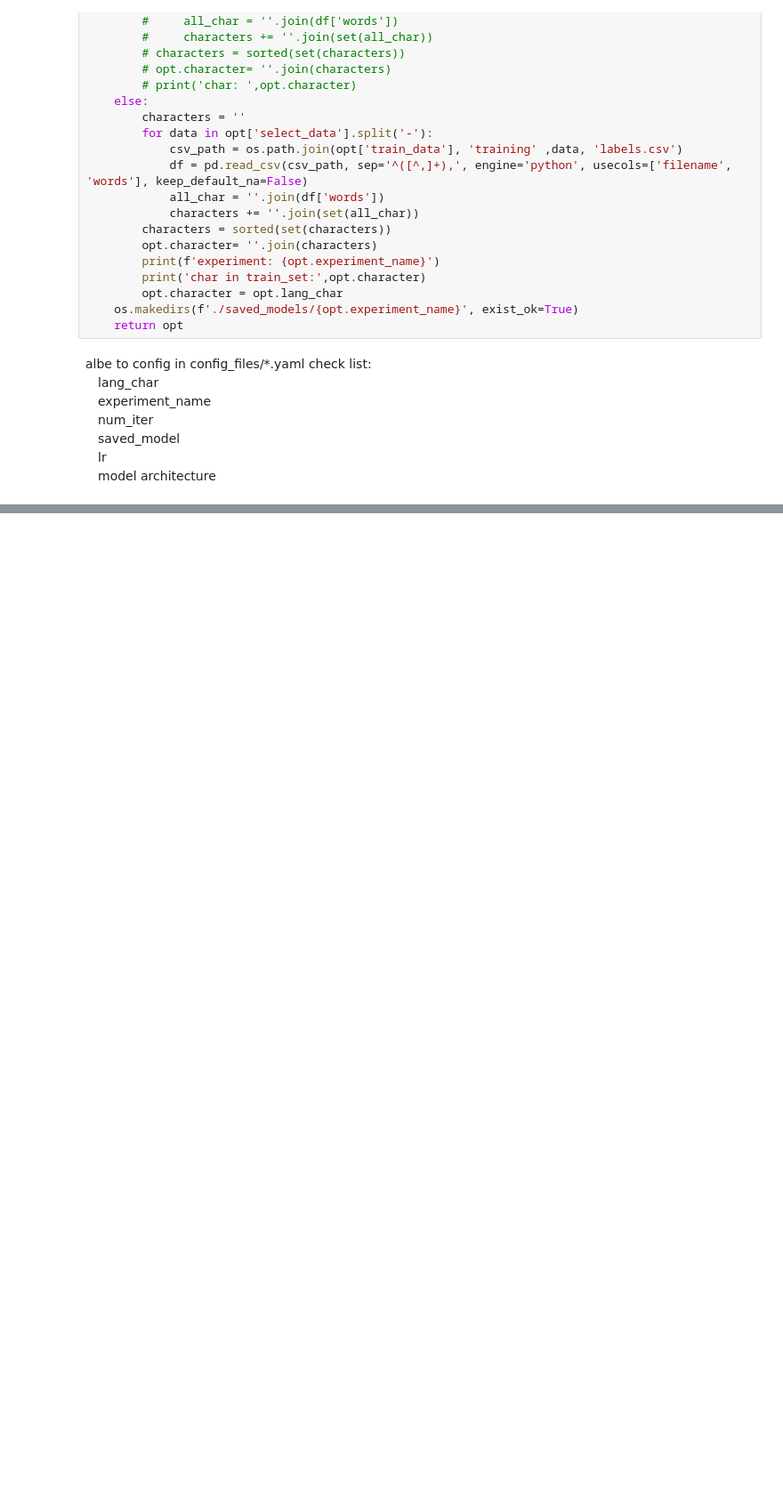
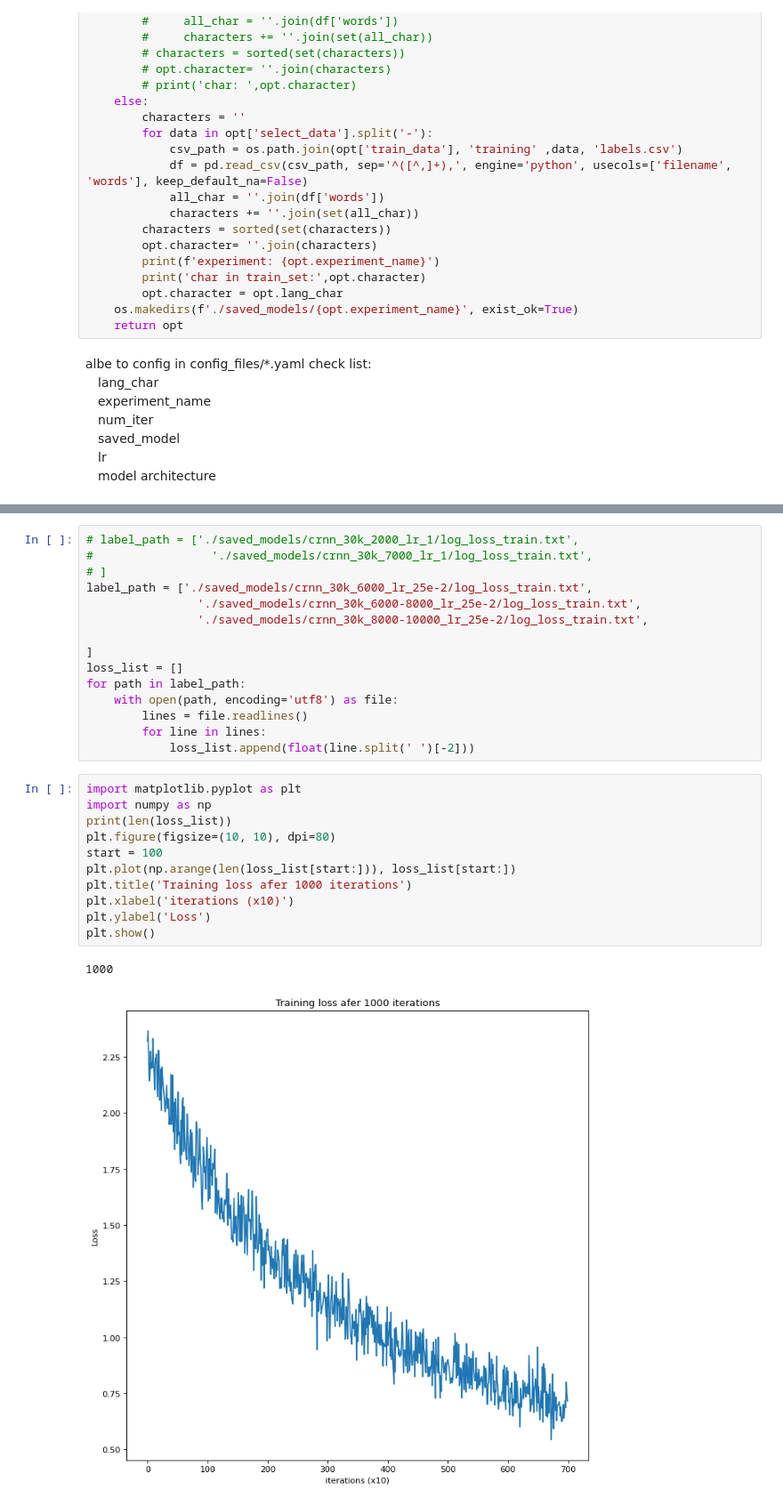
Before and after one commit to piyawat-at/EasyOCR, a Jupyter notebook: trainer/trainer.ipynb, the cells around one changed output, grey strips where cells are left out. Shown: that part at 89% size. Drawn from its saved outputs; the diff is of its cells as text; blank space fills up the shorter version.

```diff
--- a/trainer/trainer.ipynb
+++ b/trainer/trainer.ipynb
@@ -90,0 +92,29 @@ KeyboardInterrupt:
+# %%
+# label_path = ['./saved_models/crnn_30k_2000_lr_1/log_loss_train.txt',
+#                 './saved_models/crnn_30k_7000_lr_1/log_loss_train.txt',
+# ]
+label_path = ['./saved_models/crnn_30k_6000_lr_25e-2/log_loss_train.txt',
+                './saved_models/crnn_30k_6000-8000_lr_25e-2/log_loss_train.txt',
+                './saved_models/crnn_30k_8000-10000_lr_25e-2/log_loss_train.txt',
+
+]
+loss_list = []
+for path in label_path:
+    with open(path, encoding='utf8') as file:
+        lines = file.readlines()
+        for line in lines:
+            loss_list.append(float(line.split(' ')[-2]))
+# %%
+import matplotlib.pyplot as plt
+import numpy as np
+print(len(loss_list))
+plt.figure(figsize=(10, 10), dpi=80)
+start = 100
+plt.plot(np.arange(len(loss_list[start:])), loss_list[start:])
+plt.title('Training loss afer 1000 iterations')
+plt.xlabel('iterations (x10)')
+plt.ylabel('Loss')
+plt.show()
+# %% [output]
+1000
+[figure, added]
```
Also changed, not shown: parts of 1 cell of this notebook, 11 other files.
